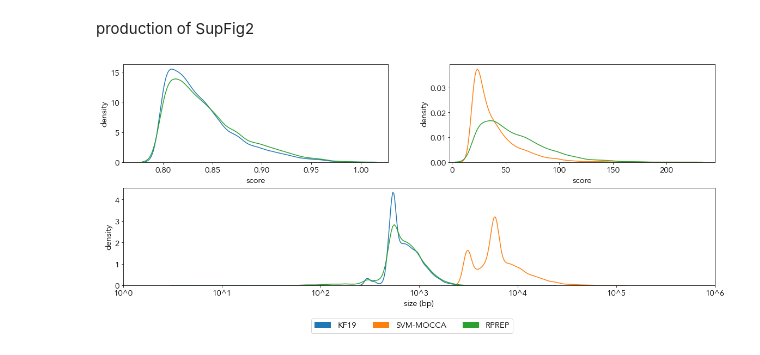
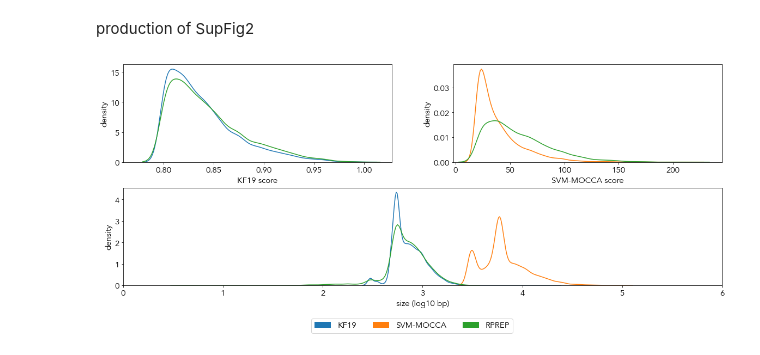
Before and after one commit to j-solor/Drosophila-miRNA-PcG-circuits, a Jupyter notebook: RPREps_generation/HCPREps_generation.ipynb, the cells around one changed output. Cells and saved outputs as stored; diff of their text form; code cells hidden in the pictures.

```diff
--- a/HCPREps_generation/HCPREps_generation.ipynb
+++ b/RPREps_generation/HCPREps_generation.ipynb
@@ -303,7 +303,7 @@ gs1 = fig8.add_gridspec(nrows=16, ncols=2, left=0.05, right=0.48, wspace=0.05)
 f8_ax1 = fig8.add_subplot(gs1[0:7, 0])
 sns.kdeplot(kf19["score"], label="KF19", shade= False, alpha = 1,color= "tab:blue", ax=f8_ax1)
 sns.kdeplot(RPREP["score_kf19"], label="RPREP", shade= False, alpha = 1,color= "tab:green", ax=f8_ax1)
-f8_ax1.set_xlabel("score")
+f8_ax1.set_xlabel("KF19 score")
 f8_ax1.set_ylabel("density")
 #f8_ax1.legend_.remove()
 f8_ax1.set_xlim(0.76)
@@ -311,35 +311,35 @@ f8_ax1.set_xlim(0.76)
 ## Score SVM-MOCCA
 f8_ax2 = fig8.add_subplot(gs1[0:7, 1])
 sns.kdeplot(mocca["score"], label="SVM-MOCCA", shade= False, alpha = 1,color= "tab:orange", ax=f8_ax2)
 sns.kdeplot(RPREP["score_mocca"], label="RPREP", shade= False, alpha = 1,color= "tab:green", ax=f8_ax2)
-f8_ax2.set_xlabel("score")
+f8_ax2.set_xlabel("SVM-MOCCA score")
 f8_ax2.set_ylabel("density")
 #f8_ax2.legend_.remove()
 f8_ax2.set_xlim(-2)
 
 ## Size
 f8_ax3 = fig8.add_subplot(gs1[7:14, :])
 sns.kdeplot(np.log10(kf19["stop"]-kf19["start"]), label="KF19",
             shade= False, alpha = 1,color= "tab:blue", ax = f8_ax3)
 
 sns.kdeplot(np.log10(mocca["stop"]-mocca["start"]), label="SVM-MOCCA",
             shade= False, alpha = 1,color= "tab:orange", ax = f8_ax3)
 
 sns.kdeplot(np.log10(RPREP["stop"]-RPREP["start"]), label="RPREP",
             shade= False, alpha = 1,color= "tab:green", ax = f8_ax3)
 
 f8_ax3.set_xlim(0)
 #f8_ax3.legend_.remove()
 f8_ax3.set_xticks(f8_ax3.get_xticks())
-f8_ax3.set_xticklabels(("10^%i"%(x)) for x in f8_ax3.get_xticks())
-f8_ax3.set_xlabel("size (bp)")
+#f8_ax3.set_xticklabels(("10^%i"%(x)) for x in f8_ax3.get_xticks())
+f8_ax3.set_xlabel("size (log10 bp)")
 f8_ax3.set_ylabel("density")
 
 
 handles, labels = f8_ax5.get_legend_handles_labels()
 fig8.legend(handles, labels, loc='lower center', ncol=3)
 
-plt.savefig("plots/PRE_distributions.png", dpi = 500, transparent = True)
+plt.savefig("plots/PRE_distributions.svg", dpi = 500, transparent = True)
 plt.show();
 # %% [output]
-[figure, old version]
+[figure, new version]
```
Also changed, not shown: 32 other files.
